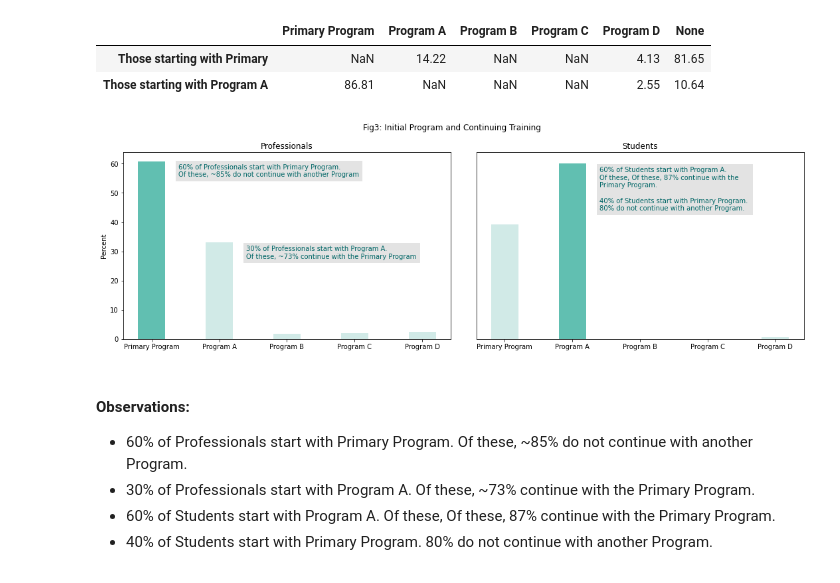
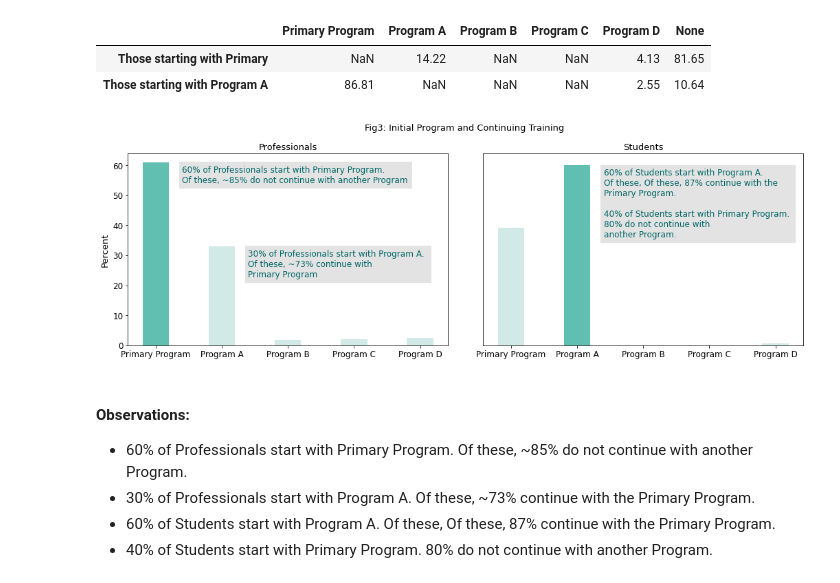
Before and after one commit to prarid/VisualizationProjects, a Jupyter notebook: eLearningAnalysis.ipynb, the cells around one changed output. Drawn from its saved outputs; the diff is of its cells as text; code cells hidden in the pictures.

```diff
--- a/eLearningAnalysis.ipynb
+++ b/eLearningAnalysis.ipynb
@@ -35,6 +37,6 @@ import matplotlib.pyplot as plt
 import seaborn as sns
 # %%
-# df_all = pd.read_excel("MasterDataClean.xlsx")
+df_all = pd.read_excel("MasterDataClean.xlsx")
 df_all.info()
 df_all.head(5)
 # %% [output]
@@ -291,46 +289,50 @@ Do students continue after their initial program?
 # %%
 plt.figure(figsize = (15,5));
 
 # test_pd.sort_values("Professional", ascending = False, inplace = True)
 plt.subplot(1,2,1);
 clrs1 = ['#d1eae7' if (x < np.max(test_pd["Professional"])) else '#61bfb1' for x in test_pd["Professional"]];
 plt.bar(x =  test_pd.index, height = test_pd.Professional, width =0.4, color = clrs1);
-plt.ylabel("Percent");
-plt.title("Professionals");
+plt.xticks(fontsize = 12);
+plt.yticks(fontsize = 12);
+plt.ylabel("Percent", fontsize = 13);
+plt.title("Professionals", fontsize = 13);
 
 ##Text is based on prof_next_course
 plt.text(x =  0.4, y = 60, s = """60% of Professionals start with Primary Program.
 Of these, ~85% do not continue with another Program""",
-va = "top", backgroundcolor = "#E3E3E3", color = "#006666", fontsize = 10);
+va = "top", backgroundcolor = "#E3E3E3", color = "#006666", fontsize = 12);
 
 plt.text(x =  1.4, y = 32, s = """30% of Professionals start with Program A.
-Of these, ~73% continue with the Primary Program""",
-va = "top", backgroundcolor = "#E3E3E3", color = "#006666", fontsize = 10);
+Of these, ~73% continue with
+Primary Program""",
+va = "top", backgroundcolor = "#E3E3E3", color = "#006666", fontsize = 12);
 
 
 # test_pd.sort_values("Student", ascending = False, inplace = True)
 plt.subplot(1,2,2, sharey = plt.subplot(1,2,1));
 plt.gca().yaxis.set_visible(False)
 clrs2 = ['#d1eae7' if x < float(40) else '#61bfb1' for x in test_pd["Student"]];
 plt.bar(x = test_pd.index, height = test_pd.Student, width =0.4, color = clrs2);
-# plt.bar(x = range(len(test_pd.Student)), height = test_pd.Student, width =0.4, tick_label = test_pd.Program,
-#        color = clrs2);
-plt.title("Students");
+plt.xticks(fontsize = 12);
+plt.yticks(fontsize = 12);
+plt.title("Students", fontsize = 13);
 
 ##Text is based on stuf_next_course
 plt.text( x=  1.4, y = 59, s = """60% of Students start with Program A.
 Of these, Of these, 87% continue with the
 Primary Program.
 
 40% of Students start with Primary Program.
-80% do not continue with another Program.""",
-va = "top", backgroundcolor = "#E3E3E3", color = "#006666", fontsize = 10);
+80% do not continue with
+another Program.""",
+va = "top", backgroundcolor = "#E3E3E3", color = "#006666", fontsize = 12);
 
-plt.suptitle("Fig3: Initial Program and Continuing Training");
+plt.suptitle("Fig3: Initial Program and Continuing Training", fontsize = 13);
 plt.tight_layout();
-plt.savefig("Initial_Next.png")
+plt.savefig("InitialNext.png")
 # %% [output]
-[figure, old version]
+[figure, new version]
 # %% [markdown]
 #### Observations:
 * 60% of Professionals start with Primary Program. Of these, ~85% do not continue with another Program.
```
Also changed, not shown: parts of 8 cells of this notebook, 2 other files.
